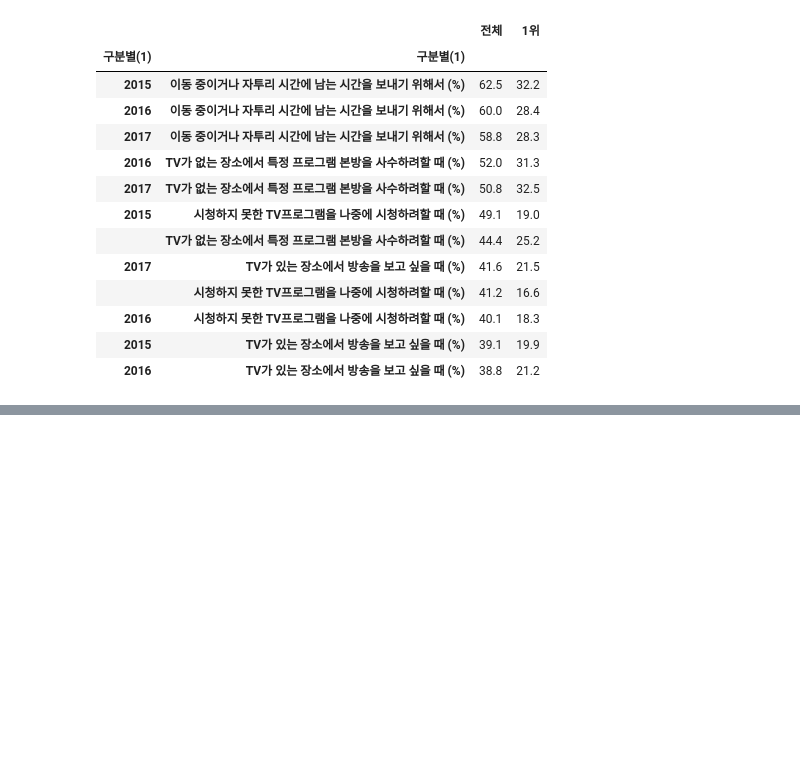
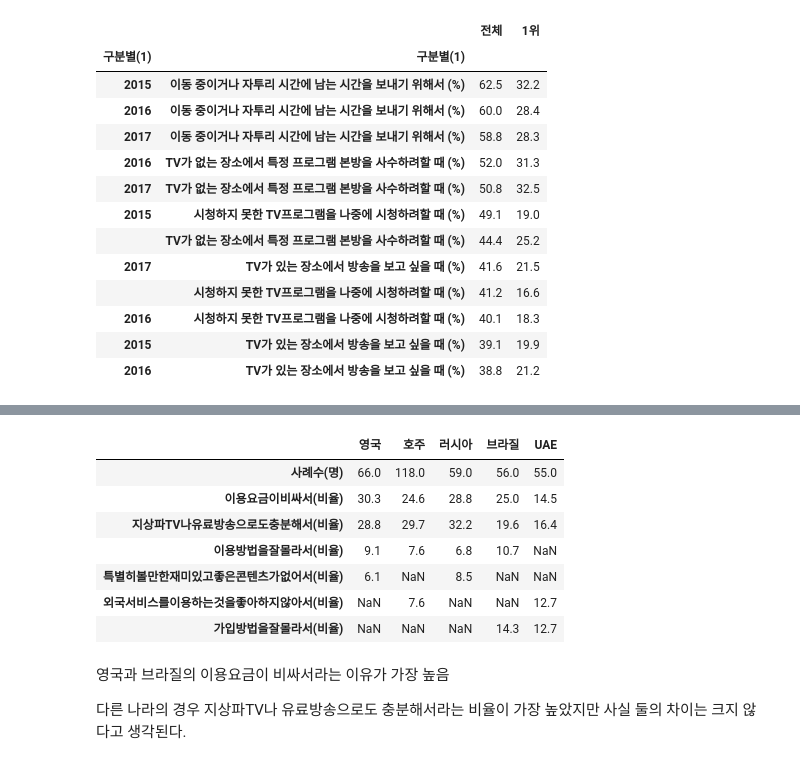
Before and after one commit to tada-data/teamproject-mid, a Jupyter notebook: 중간프로젝트데이터간단하게Review_R위한 정리 포함.ipynb, the cells around one changed output, grey strips where cells are left out. Saved outputs shown, nothing was run; the diff lists cells and outputs as text; code cells hidden in the pictures; blank space fills up the shorter version.

```diff
--- a/중간프로젝트데이터간단하게Review_R위한 정리 포함.ipynb
+++ b/중간프로젝트데이터간단하게Review_R위한 정리 포함.ipynb
@@ -742,0 +815,25 @@ when.T.sort_values(by="전체", ascending=False)
+# %%
+England = reason1.sort_values("영국", ascending=False)["영국"].head()
+Austrailia = reason1.sort_values("호주", ascending=False)["호주"].head()
+Russia = reason1.sort_values("러시아", ascending=False)["러시아"].head()
+Brazil = reason1.sort_values("브라질", ascending=False)["브라질"].head()
+UAE = reason1.sort_values("UAE", ascending=False)["UAE"].head()
+
+list1 = [England, Austrailia, Russia, Brazil, UAE]
+
+reasontotal = pd.concat(list1, axis=1)
+reasontotal
+# %% [output]
+|  | 영국 | 호주 | 러시아 | 브라질 | UAE |
+| 사례수(명) | 66.0 | 118.0 | 59.0 | 56.0 | 55.0 |
+| 이용요금이비싸서(비율) | 30.3 | 24.6 | 28.8 | 25.0 | 14.5 |
+| 지상파TV나유료방송으로도충분해서(비율) | 28.8 | 29.7 | 32.2 | 19.6 | 16.4 |
+| 이용방법을잘몰라서(비율) | 9.1 | 7.6 | 6.8 | 10.7 | NaN |
+| 특별히볼만한재미있고좋은콘텐츠가없어서(비율) | 6.1 | NaN | 8.5 | NaN | NaN |
+| 외국서비스를이용하는것을좋아하지않아서(비율) | NaN | 7.6 | NaN | NaN | 12.7 |
+| 가입방법을잘몰라서(비율) | NaN | NaN | NaN | 14.3 | 12.7 |
+# %% [markdown]
+영국과 브라질의 이용요금이 비싸서라는 이유가 가장 높음
+
+다른 나라의 경우 지상파TV나 유료방송으로도 충분해서라는 비율이 가장 높았지만
+사실 둘의 차이는 크지 않다고 생각된다.
```
Also changed, not shown: parts of 11 cells of this notebook, 5 other files.
